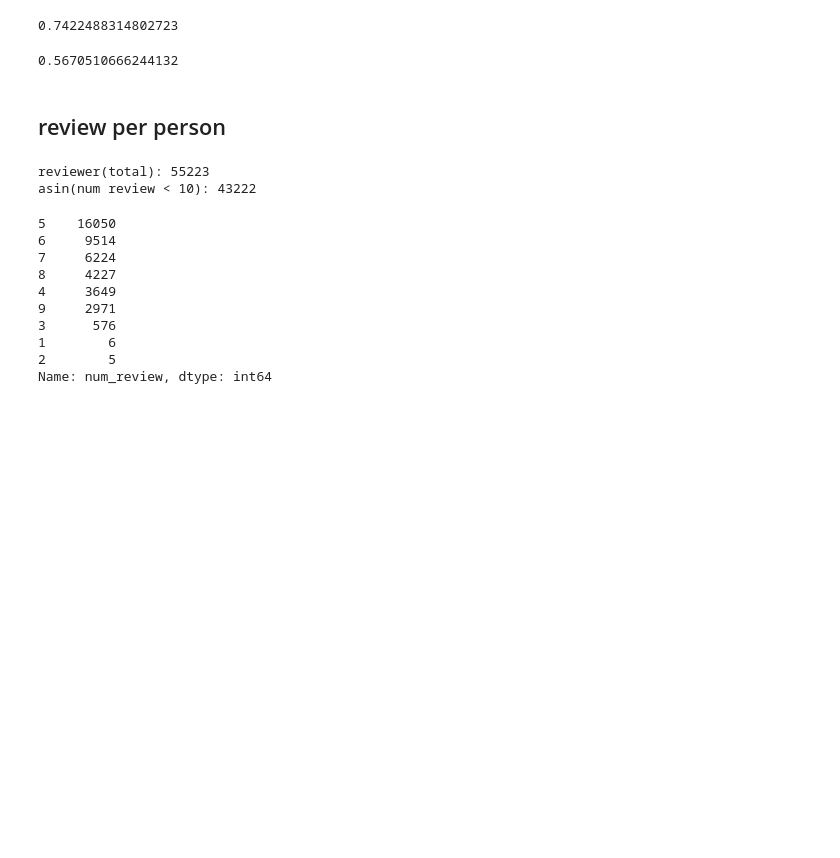
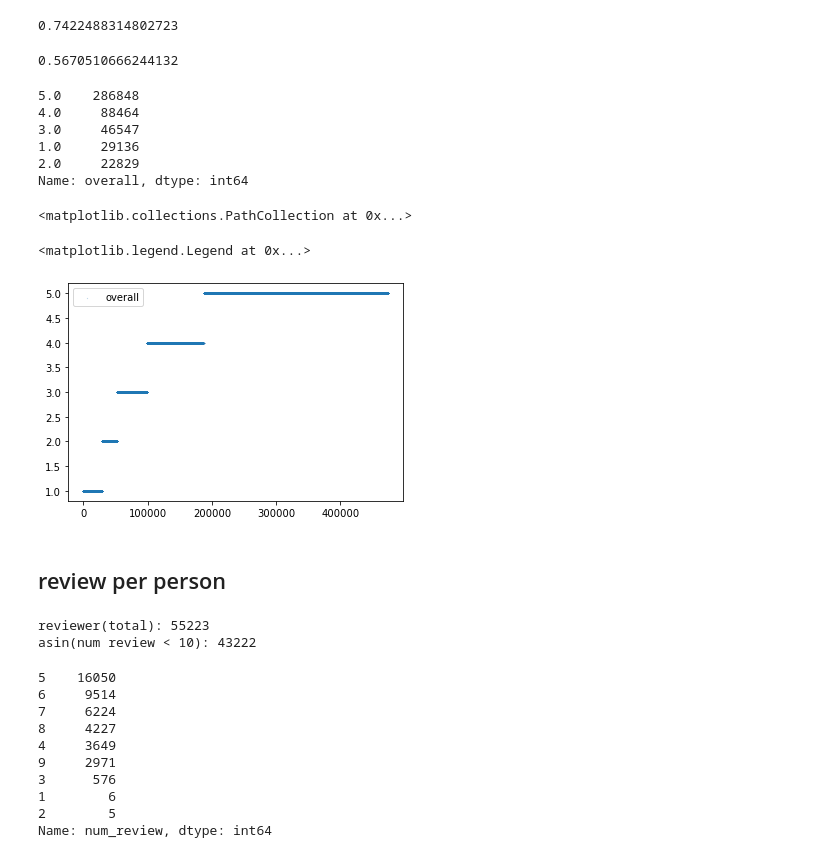
Before and after one commit to Alex2Yang97/Video_Game_Recommender, a Jupyter notebook: Data_process_Eda_Benchmark.ipynb, the cells around one changed output. Cells and saved outputs as stored; diff of their text form; code cells hidden in the pictures; blank space fills up the shorter version.

```diff
--- a/Data_process_Eda_Benchmark.ipynb
+++ b/Data_process_Eda_Benchmark.ipynb
@@ -155,6 +155,23 @@ game_perform = least_review.groupby('asin').mean().reset_index()
 game_perform['overall'].std()
 # %% [output]
 0.5670510666244132
+# %%
+least_review['overall'].value_counts()
+# %% [output]
+5.0    286848
+4.0     88464
+3.0     46547
+1.0     29136
+2.0     22829
+Name: overall, dtype: int64
+# %%
+least_review = least_review.sort_values(by='overall')
+plt.scatter(range(least_review.shape[0]), least_review['overall'], s=0.01, label='overall')
+plt.legend()
+# %% [output]
+<matplotlib.collections.PathCollection at 0x...>
+<matplotlib.legend.Legend at 0x...>
+[figure, added]
 # %% [markdown]
 ## review per person
 # %%
```
Also changed, not shown: parts of 13 cells of this notebook, 3 other files.
